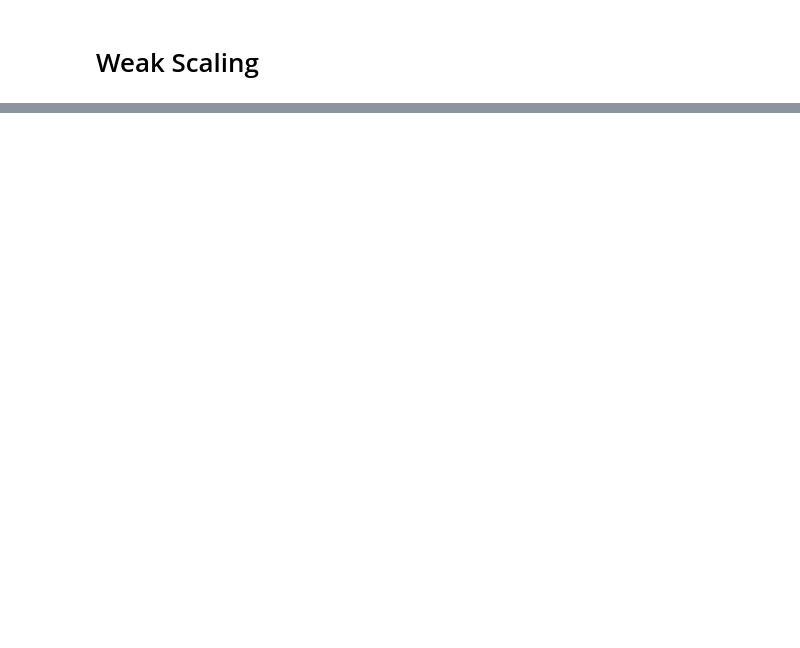
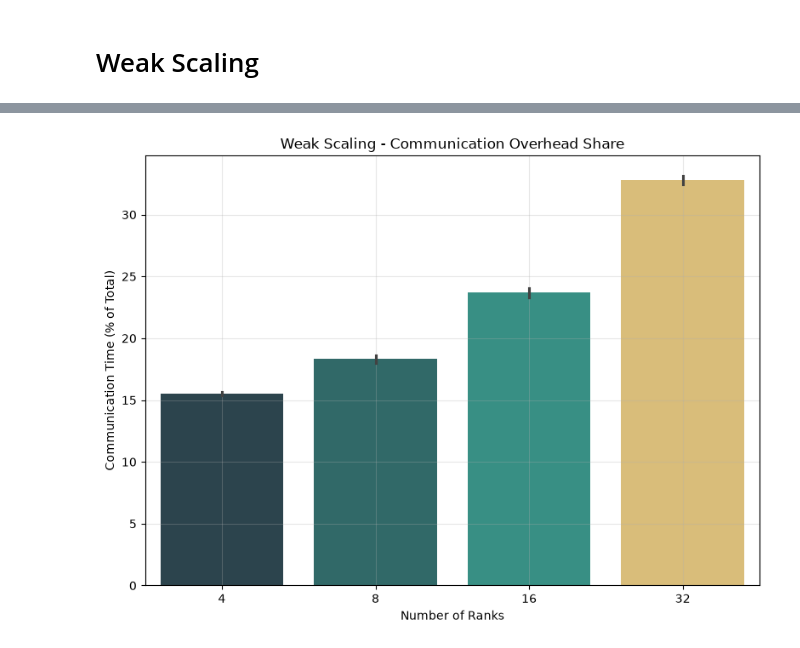
Before and after one commit to frekkoz3/Parallel-Sample-Sort, a Jupyter notebook: Script/weak_scaling.ipynb, the cells around one changed output, grey strips where cells are left out. Drawn from its saved outputs; the diff is of its cells as text; code cells hidden in the pictures; blank space fills up the shorter version.

```diff
--- a/Script/weak_scaling.ipynb
+++ b/Script/weak_scaling.ipynb
@@ -68,0 +93,30 @@ plt.show()
+# %%
+custom_palette_ranks = {
+    4: "#264653",
+    8: "#287271",
+    16: "#2a9d8f",
+    32: "#e9c46a",
+    64: "#f4a261",
+    128: "#ee8959",
+    256: "#e76f51",
+}
+
+plt.figure(figsize=(8, 6))
+
+sns.barplot(
+    data=results,
+    x="n_ranks",
+    y="comm_pct",
+    hue="n_ranks",
+    palette=custom_palette_ranks,
+    legend=False
+)
+
+plt.xlabel("Number of Ranks")
+plt.ylabel("Communication Time (% of Total)")
+plt.title("Weak Scaling - Communication Overhead Share")
+plt.grid(True, alpha=0.3)
+plt.tight_layout()
+plt.show()
+# %% [output]
+[figure, added]
```
Also changed, not shown: parts of 4 cells of this notebook, 1 other file.
